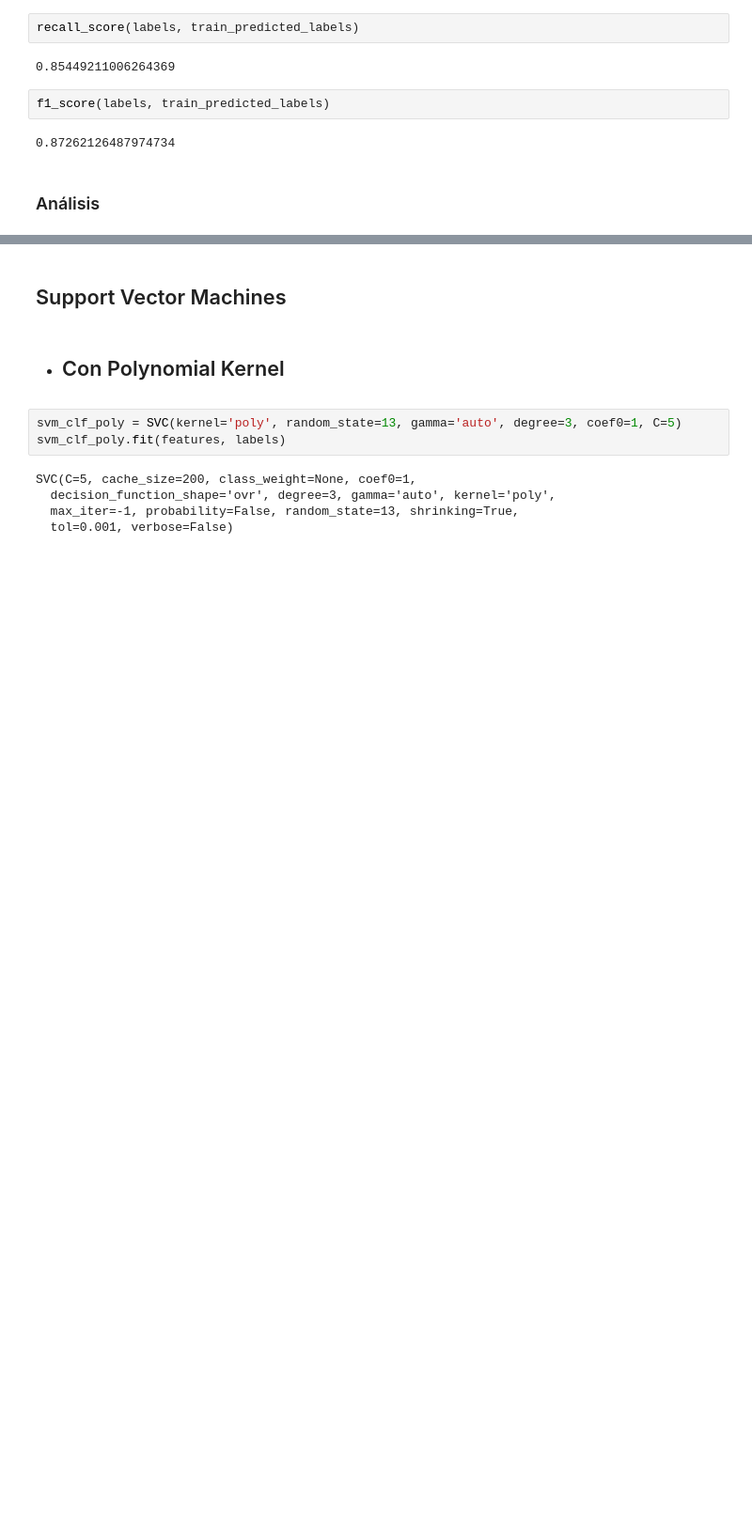
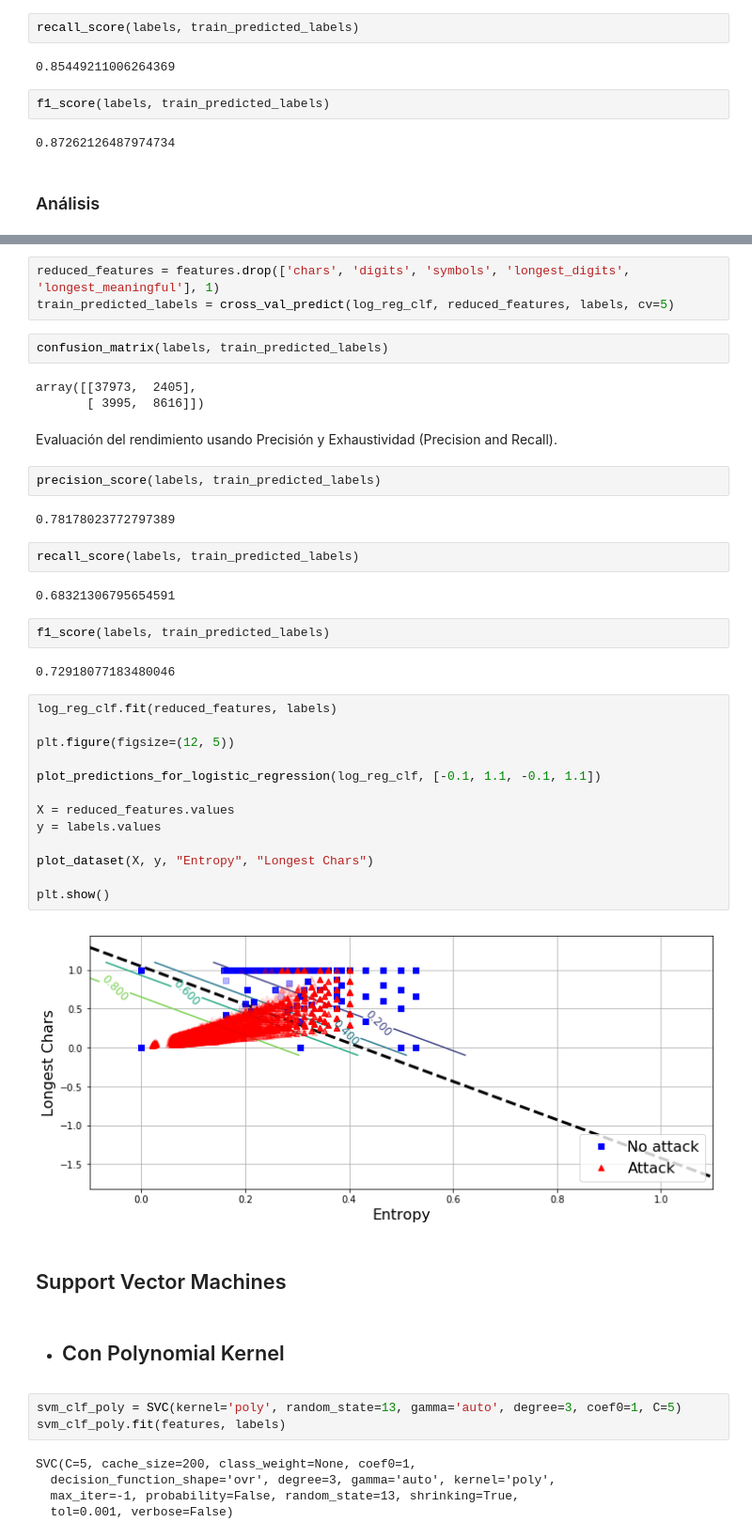
Before and after one commit to alejandro-g-m/DetExt, a Jupyter notebook: DNS_Attacks_Detection_EntropyAndRatiosFV_15NOV.ipynb, the cells around one changed output, grey strips where cells are left out. Shown at 94% size. Cells and saved outputs as stored; diff of their text form; blank space fills up the shorter version.

```diff
--- a/DNS_Attacks_Detection_EntropyAndRatiosFV_15NOV.ipynb
+++ b/DNS_Attacks_Detection_EntropyAndRatiosFV_15NOV.ipynb
@@ -318,3 +275,40 @@ plt.show()
+# %%
+reduced_features = features.drop(['chars', 'digits', 'symbols', 'longest_digits', 'longest_meaningful'], 1)
+train_predicted_labels = cross_val_predict(log_reg_clf, reduced_features, labels, cv=5)
+# %%
+confusion_matrix(labels, train_predicted_labels)
+# %% [output]
+array([[37973,  2405],
+       [ 3995,  8616]])
+# %% [markdown]
+Evaluación del rendimiento usando Precisión y Exhaustividad (Precision and Recall).
+# %%
+precision_score(labels, train_predicted_labels)
+# %% [output]
+0.78178023772797389
+# %%
+recall_score(labels, train_predicted_labels)
+# %% [output]
+0.68321306795654591
+# %%
+f1_score(labels, train_predicted_labels)
+# %% [output]
+0.72918077183480046
+# %%
+log_reg_clf.fit(reduced_features, labels)
+
+plt.figure(figsize=(12, 5))
+
+plot_predictions_for_logistic_regression(log_reg_clf, [-0.1, 1.1, -0.1, 1.1])
+
+X = reduced_features.values
+y = labels.values
+
+plot_dataset(X, y, "Entropy", "Longest Chars")
+
+plt.show()
+# %% [output]
+[figure, added]
 # %% [markdown]
 ## Support Vector Machines
 # %% [markdown]
```
Also changed, not shown: parts of 138 cells of this notebook, 6 other files.
